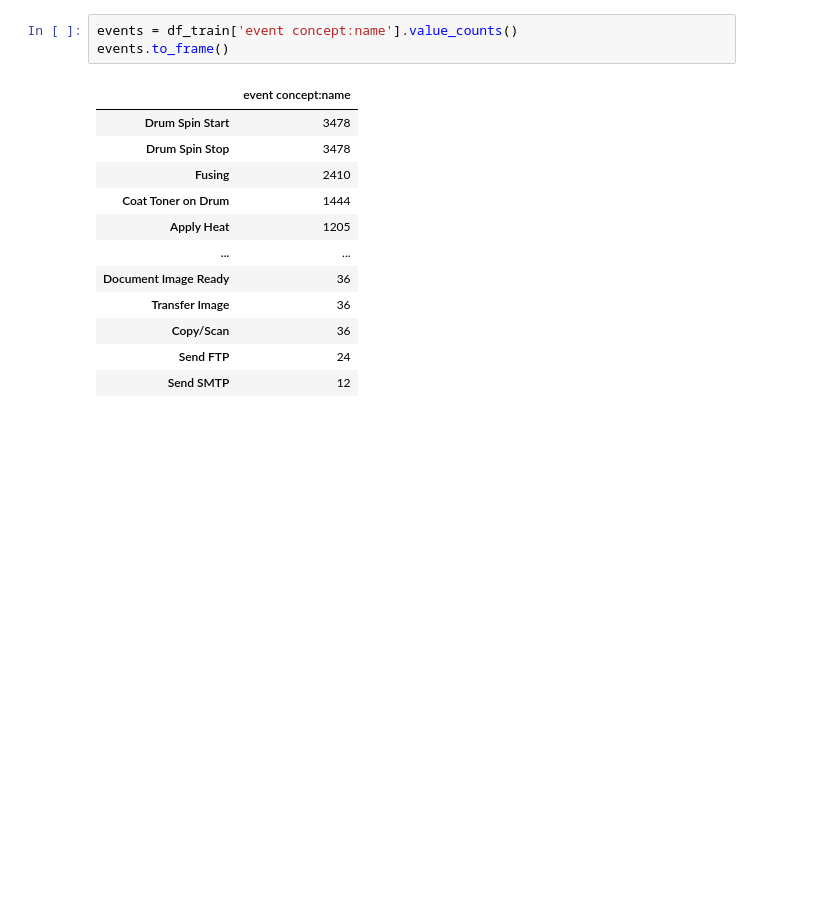
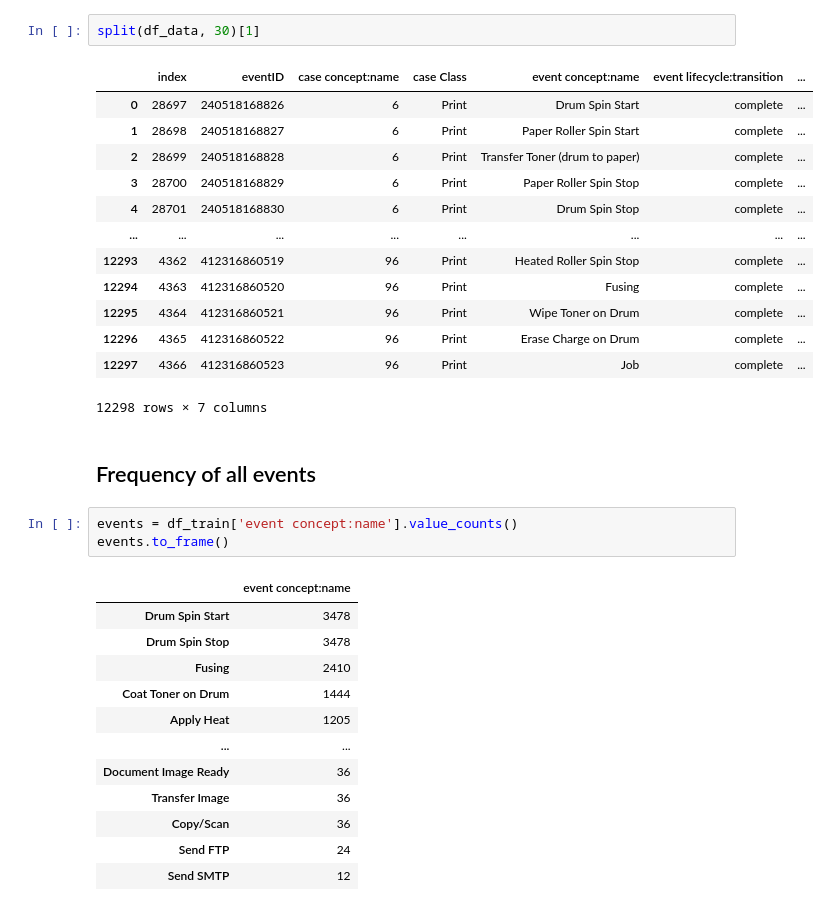
Before and after one commit to Cappa1/ProcessMining, a Jupyter notebook: EDA.ipynb, the cells around one changed output. Saved outputs shown, nothing was run; the diff lists cells and outputs as text; blank space fills up the shorter version.

```diff
--- a/EDA.ipynb
+++ b/EDA.ipynb
@@ -51,3 +76,21 @@ df_train
+# %%
+split(df_data, 30)[1]
+# %% [output]
+|  | index | eventID | case concept:name | case Class | event concept:name | event lifecycle:transition | ... |
+| 0 | 28697 | 240518168826 | 6 | Print | Drum Spin Start | complete | ... |
+| 1 | 28698 | 240518168827 | 6 | Print | Paper Roller Spin Start | complete | ... |
+| 2 | 28699 | 240518168828 | 6 | Print | Transfer Toner (drum to paper) | complete | ... |
+| 3 | 28700 | 240518168829 | 6 | Print | Paper Roller Spin Stop | complete | ... |
+| 4 | 28701 | 240518168830 | 6 | Print | Drum Spin Stop | complete | ... |
+| ... | ... | ... | ... | ... | ... | ... | ... |
+| 12293 | 4362 | 412316860519 | 96 | Print | Heated Roller Spin Stop | complete | ... |
+| 12294 | 4363 | 412316860520 | 96 | Print | Fusing | complete | ... |
+| 12295 | 4364 | 412316860521 | 96 | Print | Wipe Toner on Drum | complete | ... |
+| 12296 | 4365 | 412316860522 | 96 | Print | Erase Charge on Drum | complete | ... |
+| 12297 | 4366 | 412316860523 | 96 | Print | Job | complete | ... |
+12298 rows × 7 columns
+# %% [markdown]
+## Frequency of all events
 # %%
 events = df_train['event concept:name'].value_counts()
 events.to_frame()
```
Also changed, not shown: parts of 9 cells of this notebook.
